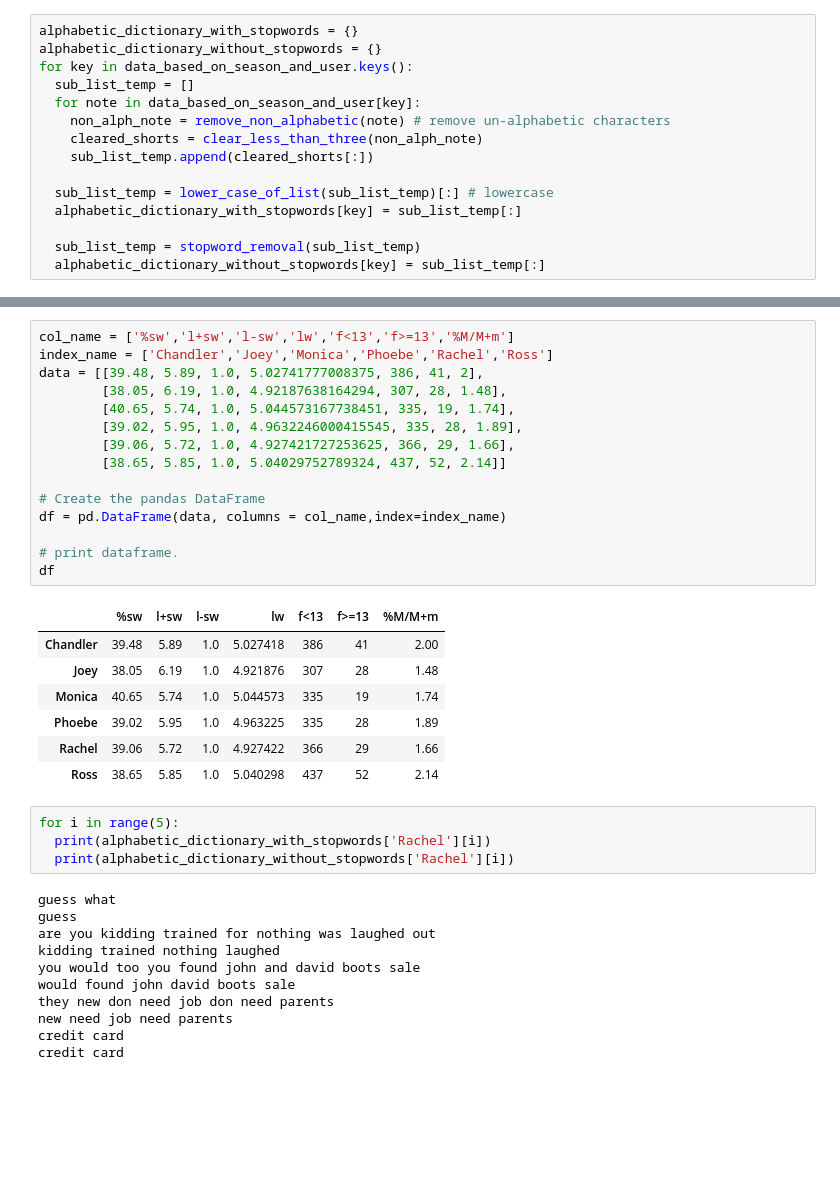
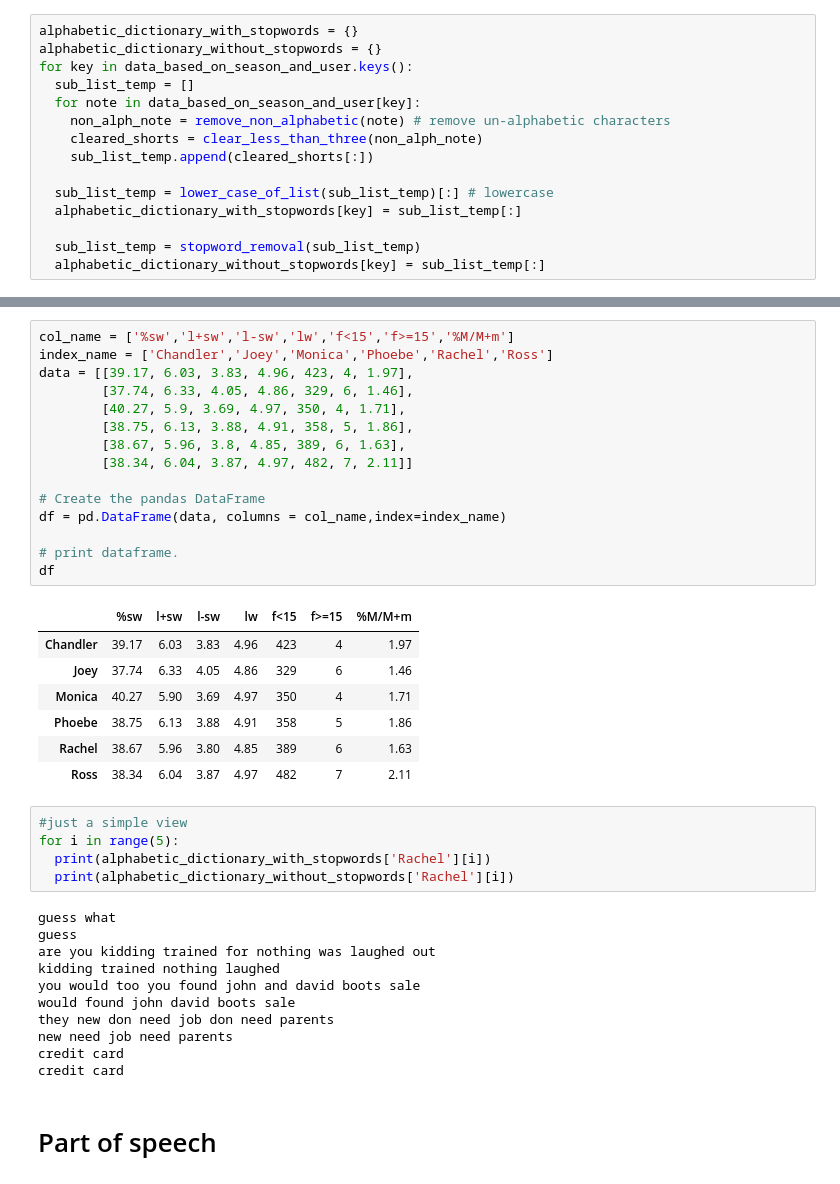
Before and after one commit to aSafarpoor/NLP-HW2, a Jupyter notebook: NLP_HW2.ipynb, the cells around one changed output, grey strips where cells are left out. Drawn from its saved outputs; the diff is of its cells as text; blank space fills up the shorter version.

```diff
--- a/NLP_HW2.ipynb
+++ b/NLP_HW2.ipynb
@@ -257,27 +292,28 @@ statistics
-# %%
-col_name = ['%sw','l+sw','l-sw','lw','f<13','f>=13','%M/M+m']
-index_name = ['Chandler','Joey','Monica','Phoebe','Rachel','Ross']
-data = [[39.48, 5.89, 1.0, 5.02741777008375, 386, 41, 2],
-        [38.05, 6.19, 1.0, 4.92187638164294, 307, 28, 1.48],
-        [40.65, 5.74, 1.0, 5.044573167738451, 335, 19, 1.74],
-        [39.02, 5.95, 1.0, 4.9632246000415545, 335, 28, 1.89],
-        [39.06, 5.72, 1.0, 4.927421727253625, 366, 29, 1.66],
-        [38.65, 5.85, 1.0, 5.04029752789324, 437, 52, 2.14]]
-
-# Create the pandas DataFrame
-df = pd.DataFrame(data, columns = col_name,index=index_name)
-
-# print dataframe.
-df
-# %% [output]
-|  | %sw | l+sw | l-sw | lw | f<13 | f>=13 | %M/M+m |
-| Chandler | 39.48 | 5.89 | 1.0 | 5.027418 | 386 | 41 | 2.00 |
-| Joey | 38.05 | 6.19 | 1.0 | 4.921876 | 307 | 28 | 1.48 |
-| Monica | 40.65 | 5.74 | 1.0 | 5.044573 | 335 | 19 | 1.74 |
-| Phoebe | 39.02 | 5.95 | 1.0 | 4.963225 | 335 | 28 | 1.89 |
-| Rachel | 39.06 | 5.72 | 1.0 | 4.927422 | 366 | 29 | 1.66 |
-| Ross | 38.65 | 5.85 | 1.0 | 5.040298 | 437 | 52 | 2.14 |
+# %%
+col_name = ['%sw','l+sw','l-sw','lw','f<15','f>=15','%M/M+m']
+index_name = ['Chandler','Joey','Monica','Phoebe','Rachel','Ross']
+data = [[39.17, 6.03, 3.83, 4.96, 423, 4, 1.97],
+        [37.74, 6.33, 4.05, 4.86, 329, 6, 1.46],
+        [40.27, 5.9, 3.69, 4.97, 350, 4, 1.71],
+        [38.75, 6.13, 3.88, 4.91, 358, 5, 1.86],
+        [38.67, 5.96, 3.8, 4.85, 389, 6, 1.63],
+        [38.34, 6.04, 3.87, 4.97, 482, 7, 2.11]]
+
+# Create the pandas DataFrame
+df = pd.DataFrame(data, columns = col_name,index=index_name)
+
+# print dataframe.
+df
+# %% [output]
+|  | %sw | l+sw | l-sw | lw | f<15 | f>=15 | %M/M+m |
+| Chandler | 39.17 | 6.03 | 3.83 | 4.96 | 423 | 4 | 1.97 |
+| Joey | 37.74 | 6.33 | 4.05 | 4.86 | 329 | 6 | 1.46 |
+| Monica | 40.27 | 5.90 | 3.69 | 4.97 | 350 | 4 | 1.71 |
+| Phoebe | 38.75 | 6.13 | 3.88 | 4.91 | 358 | 5 | 1.86 |
+| Rachel | 38.67 | 5.96 | 3.80 | 4.85 | 389 | 6 | 1.63 |
+| Ross | 38.34 | 6.04 | 3.87 | 4.97 | 482 | 7 | 2.11 |
 # %%
+#just a simple view
 for i in range(5):
   print(alphabetic_dictionary_with_stopwords['Rachel'][i])
   print(alphabetic_dictionary_without_stopwords['Rachel'][i])
@@ -292,3 +328,5 @@ they new don need job don need parents
 new need job need parents
 credit card
 credit card
+# %% [markdown]
+# Part of speech
```
Also changed, not shown: parts of 27 cells of this notebook.
